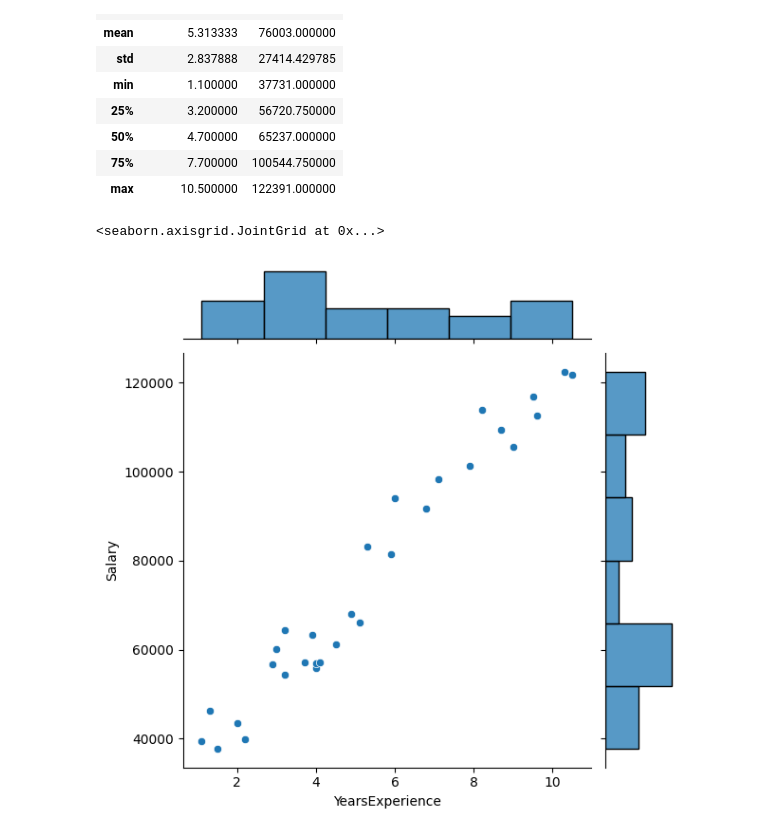
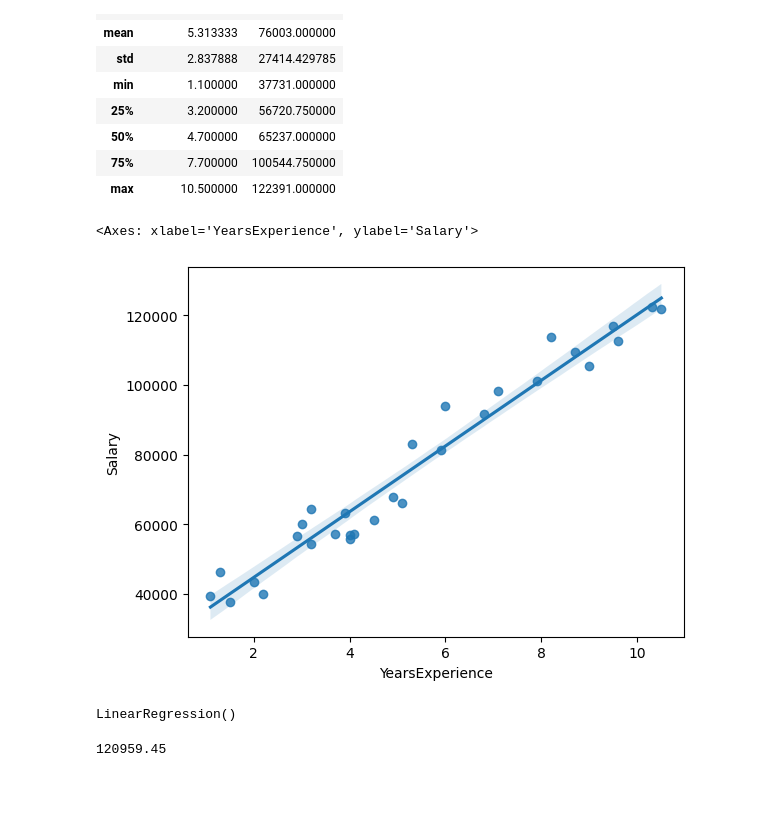
Before and after one commit to llowe11/enigma, a Jupyter notebook: 01f.ipynb, the cells around one changed output. Cells and saved outputs as stored; diff of their text form; code cells hidden in the pictures; blank space fills up the shorter version.

```diff
--- a/01f.ipynb
+++ b/01f.ipynb
@@ -28,7 +28,7 @@ memory usage: 612.0 bytes
 # %%
 import seaborn as sns
 
-sns.jointplot(x = "YearsExperience", y = "Salary", data = salary_df)
+sns.regplot(x = "YearsExperience", y = "Salary", data = salary_df)
 # %% [output]
-<seaborn.axisgrid.JointGrid at 0x...>
+<Axes: xlabel='YearsExperience', ylabel='Salary'>
-[figure, old version]
+[figure, new version]
@@ -37,0 +35,20 @@ lin_reg = LinearRegression()
+# %%
+from sklearn.linear_model import LinearRegression
+from sklearn.model_selection import train_test_split
+lin_reg = LinearRegression()
+
+X = salary_df.YearsExperience.values.reshape(-1, 1)
+y = salary_df.Salary
+
+X_train, X_test, y_train, y_test = train_test_split(X, y, test_size=0.3, random_state=667)
+lin_reg.fit(X_train, y_train)
+# %% [output]
+LinearRegression()
+# %%
+experience = int(input("enter your expreience in years"))
+f = np.array([[experience]])
+predicted_salary = lin_reg.predict(f)
+for i in predicted_salary:
+    print(round(i, 2))
+# %% [output]
+120959.45
```
Also changed, not shown: parts of 1 cell of this notebook.
